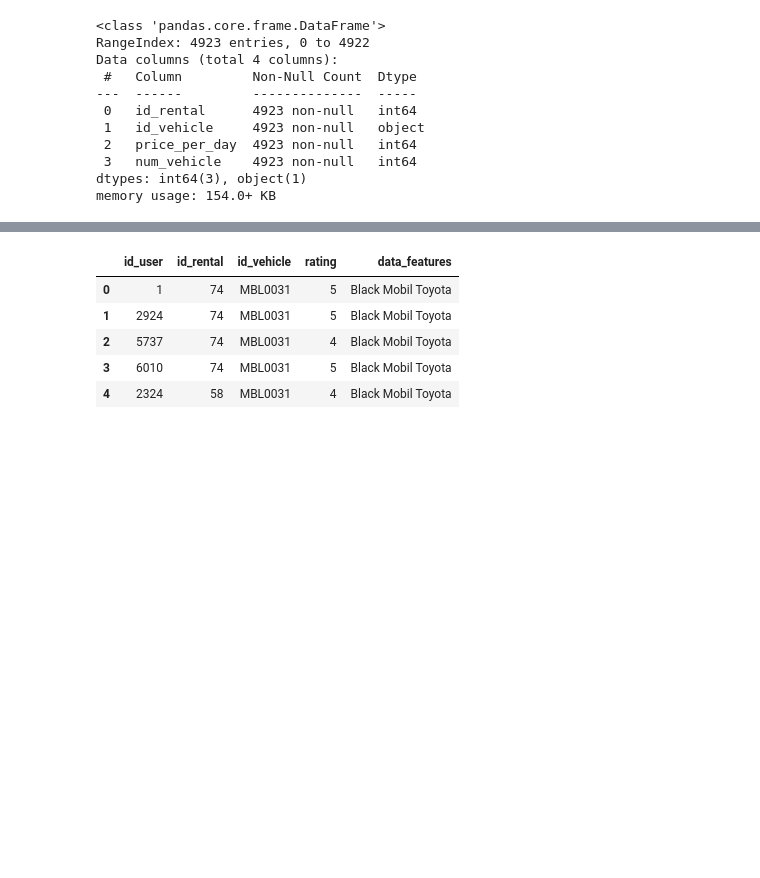
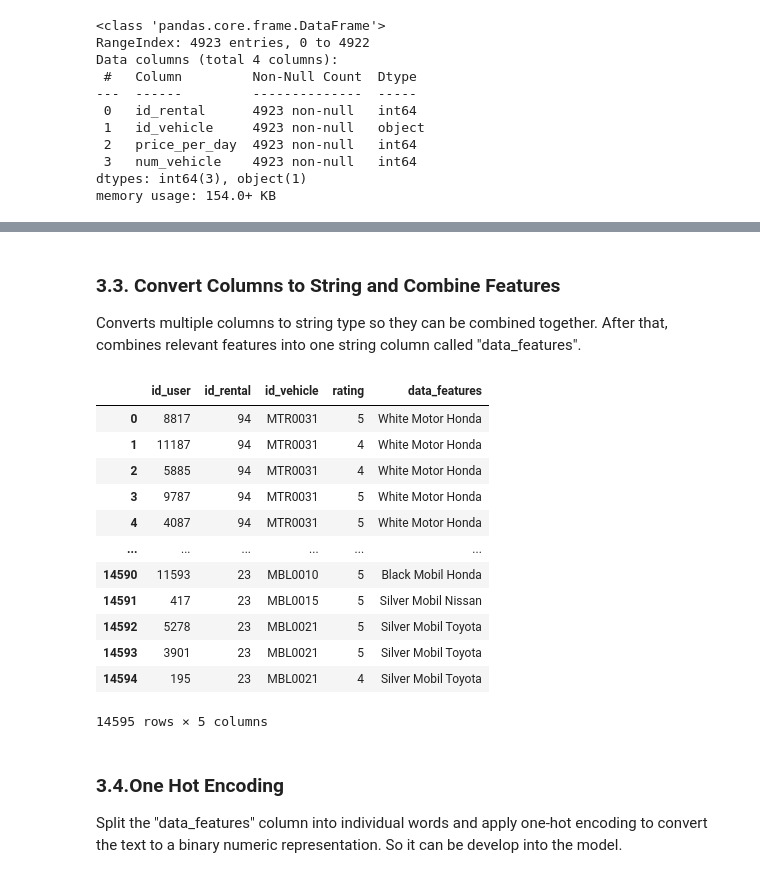
Before and after one commit to Capstone-Rental-Marketplace/SewaIn, a Jupyter notebook: Model/model_build.ipynb, the cells around one changed output, grey strips where cells are left out. Cells and saved outputs as stored; diff of their text form; code cells hidden in the pictures; blank space fills up the shorter version.

```diff
--- a/Model/model_build.ipynb
+++ b/Model/model_build.ipynb
@@ -131,0 +117,3 @@ vehicle_dataset
+# %%
+shop_dataset['no_hp'] = shop_dataset['no_hp'].astype(int)
+shop_dataset.info()
@@ -185,7 +175,5 @@ memory usage: 154.0+ KB
 # %%
-
-# Join data
-data = user_dataset.merge(rental_dataset, on='id_user')
-data = data.merge(shop_dataset, on='id_rental')
+data = rental_dataset.merge(user_dataset, on='id_user')
+data = data.merge(vehicle_dataset, on='id_vehicle')
 data = data.merge(ownership_dataset, on=['id_rental', 'id_vehicle'])
-data = data.merge(vehicle_dataset, on='id_vehicle')
+data_full = data.merge(shop_dataset, on='id_rental')
@@ -192,29 +196,40 @@ data = data.merge(vehicle_dataset, on='id_vehicle')
+# %% [markdown]
+### 3.3. Convert Columns to String and Combine Features
+Converts multiple columns to string type so they can be combined together. After that, combines relevant features into one string column called "data_features".
 # %%
-# Convert all columns to string
+data = data_full.copy()
 data['price_per_day'] = data['price_per_day'].astype(str)
 data['num_vehicle'] = data['num_vehicle'].astype(str)
 data['engine_type'] = data['engine_type'].astype(str)
 data['power'] = data['power'].astype(str)
 data['torque'] = data['torque'].astype(str)
 data['colors'] = data['colors'].astype(str)
 data['fuel_capacity'] = data['fuel_capacity'].astype(str)
 data['transmission'] = data['transmission'].astype(str)
 data['vehicle_type'] = data['vehicle_type'].astype(str)
 data['number_of_seats'] = data['number_of_seats'].astype(str)
 data['brand'] = data['brand'].astype(str)
 data['model'] = data['model'].astype(str)
 data['rental_name'] = data['rental_name'].astype(str)
 
-# Combine the features into a single string column
-#data['data_features'] = data['price_per_day'] + " " + data['engine_type'] + " " + data['power'] + " " + data['torque'] + " " + data['colors'] + " " + data['fuel_capacity'] + " " + data['transmission'] + " " + data['vehicle_type'] + " " + data['number_of_seats'] + " " + data['brand'] + " " + data['model'] + " " + data["rental_name"]
 data['data_features'] = data['colors'] + " " + data['vehicle_type'] + " " + data['brand']
 data = data[['id_user', 'id_rental', 'id_vehicle', 'rating', "data_features"]]
-data.head()
+data
 # %% [output]
 |  | id_user | id_rental | id_vehicle | rating | data_features |
-| 0 | 1 | 74 | MBL0031 | 5 | Black Mobil Toyota |
-| 1 | 2924 | 74 | MBL0031 | 5 | Black Mobil Toyota |
-| 2 | 5737 | 74 | MBL0031 | 4 | Black Mobil Toyota |
-| 3 | 6010 | 74 | MBL0031 | 5 | Black Mobil Toyota |
-| 4 | 2324 | 58 | MBL0031 | 4 | Black Mobil Toyota |
+| 0 | 8817 | 94 | MTR0031 | 5 | White Motor Honda |
+| 1 | 11187 | 94 | MTR0031 | 4 | White Motor Honda |
+| 2 | 5885 | 94 | MTR0031 | 4 | White Motor Honda |
+| 3 | 9787 | 94 | MTR0031 | 5 | White Motor Honda |
+| 4 | 4087 | 94 | MTR0031 | 5 | White Motor Honda |
+| ... | ... | ... | ... | ... | ... |
+| 14590 | 11593 | 23 | MBL0010 | 5 | Black Mobil Honda |
+| 14591 | 417 | 23 | MBL0015 | 5 | Silver Mobil Nissan |
+| 14592 | 5278 | 23 | MBL0021 | 5 | Silver Mobil Toyota |
+| 14593 | 3901 | 23 | MBL0021 | 5 | Silver Mobil Toyota |
+| 14594 | 195 | 23 | MBL0021 | 4 | Silver Mobil Toyota |
+14595 rows × 5 columns
+# %% [markdown]
+### 3.4.One Hot Encoding
+Split the "data_features" column into individual words and apply one-hot encoding to convert the text to a binary numeric representation. So it can be develop into the model.
 # %%
```
Also changed, not shown: parts of 55 cells of this notebook.
